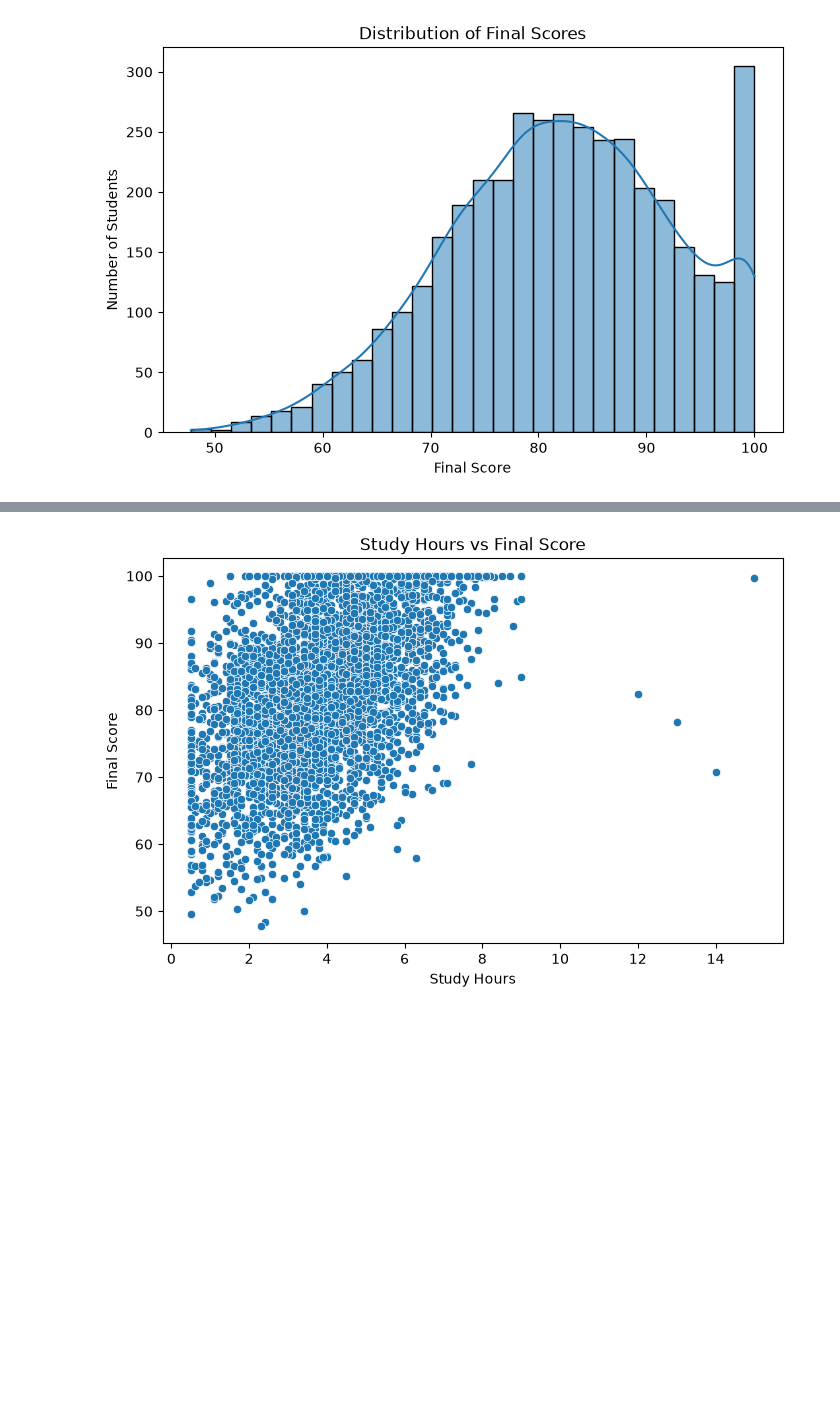
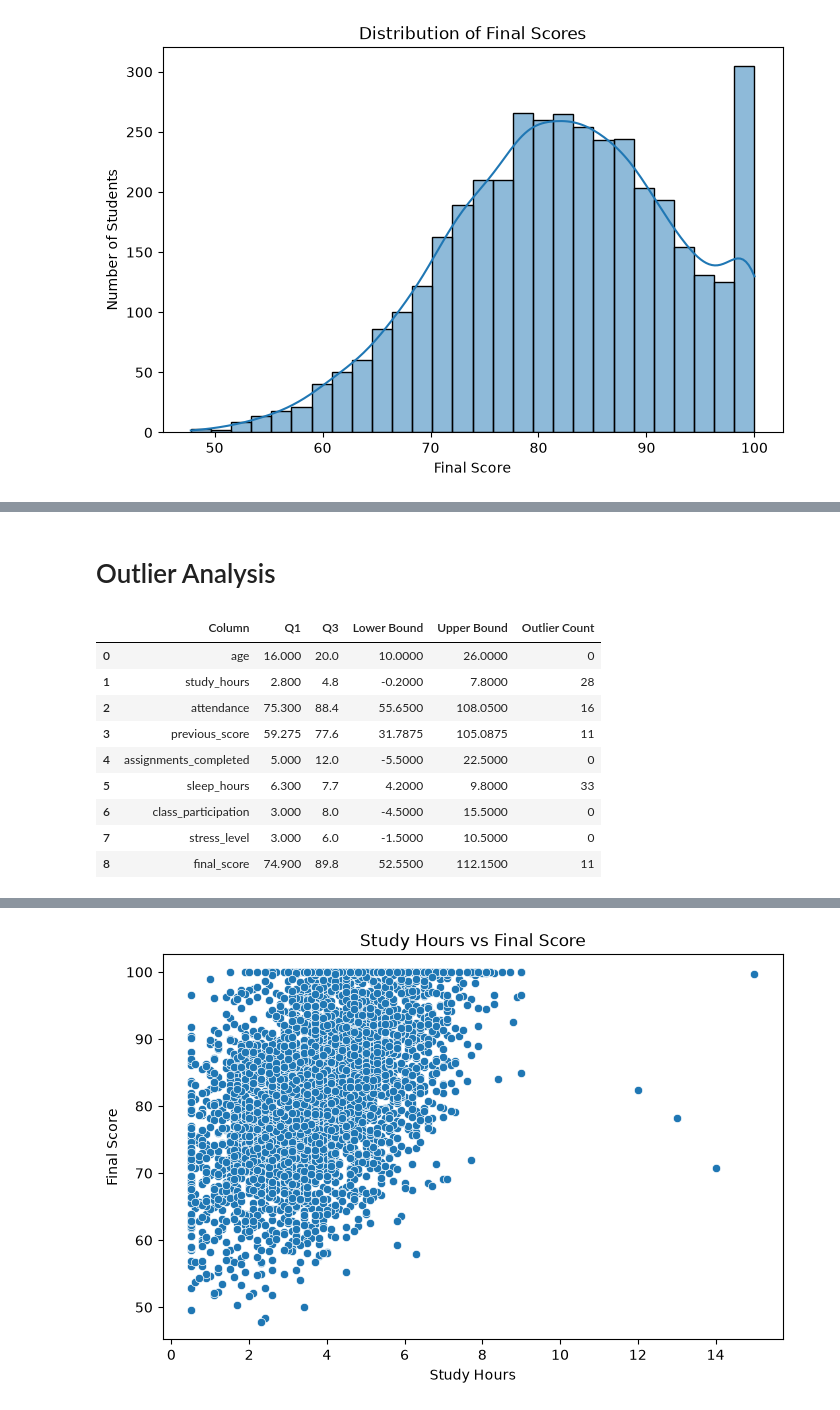
Before and after one commit to dipesh50061-blip/student_performance, a Jupyter notebook: notebooks/student_performance_eda.ipynb, the cells around one changed output, grey strips where cells are left out. Saved outputs shown, nothing was run; the diff lists cells and outputs as text; code cells hidden in the pictures; blank space fills up the shorter version.

```diff
--- a/notebooks/student_performance_eda.ipynb
+++ b/notebooks/student_performance_eda.ipynb
@@ -300,0 +483,43 @@ plt.show()
+# %% [markdown]
+# Outlier Analysis
+# %%
+numeric_features = [
+    "age", "study_hours", "attendance", "previous_score",
+    "assignments_completed", "sleep_hours", "class_participation",
+    "stress_level", "final_score"
+]
+
+outlier_summary = []
+
+for column in numeric_features:
+    Q1 = df[column].quantile(0.25)
+    Q3 = df[column].quantile(0.75)
+    IQR = Q3 - Q1
+    lower_bound = Q1 - 1.5 * IQR
+    upper_bound = Q3 + 1.5 * IQR
+    outlier_count = ((df[column] < lower_bound) | (df[column] > upper_bound)).sum()
+
+    outlier_summary.append([
+        column, Q1, Q3, lower_bound, upper_bound, outlier_count
+    ])
+
+outlier_df = pd.DataFrame(
+    outlier_summary,
+    columns=[
+        "Column", "Q1", "Q3", "Lower Bound",
+        "Upper Bound", "Outlier Count"
+    ]
+)
+
+outlier_df
+# %% [output]
+|  | Column | Q1 | Q3 | Lower Bound | Upper Bound | Outlier Count |
+| 0 | age | 16.000 | 20.0 | 10.0000 | 26.0000 | 0 |
+| 1 | study_hours | 2.800 | 4.8 | -0.2000 | 7.8000 | 28 |
+| 2 | attendance | 75.300 | 88.4 | 55.6500 | 108.0500 | 16 |
+| 3 | previous_score | 59.275 | 77.6 | 31.7875 | 105.0875 | 11 |
+| 4 | assignments_completed | 5.000 | 12.0 | -5.5000 | 22.5000 | 0 |
+| 5 | sleep_hours | 6.300 | 7.7 | 4.2000 | 9.8000 | 33 |
+| 6 | class_participation | 3.000 | 8.0 | -4.5000 | 15.5000 | 0 |
+| 7 | stress_level | 3.000 | 6.0 | -1.5000 | 10.5000 | 0 |
+| 8 | final_score | 74.900 | 89.8 | 52.5500 | 112.1500 | 11 |
```
Also changed, not shown: parts of 25 cells of this notebook.
